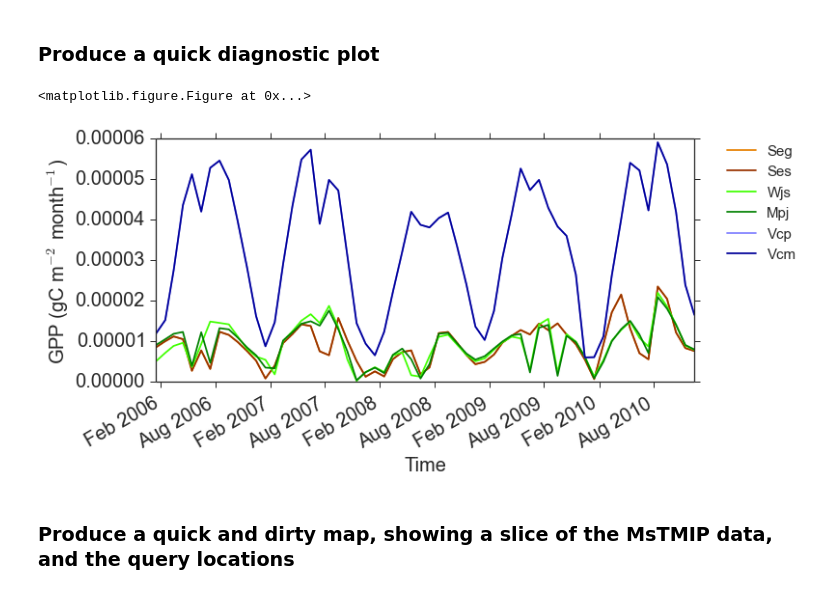
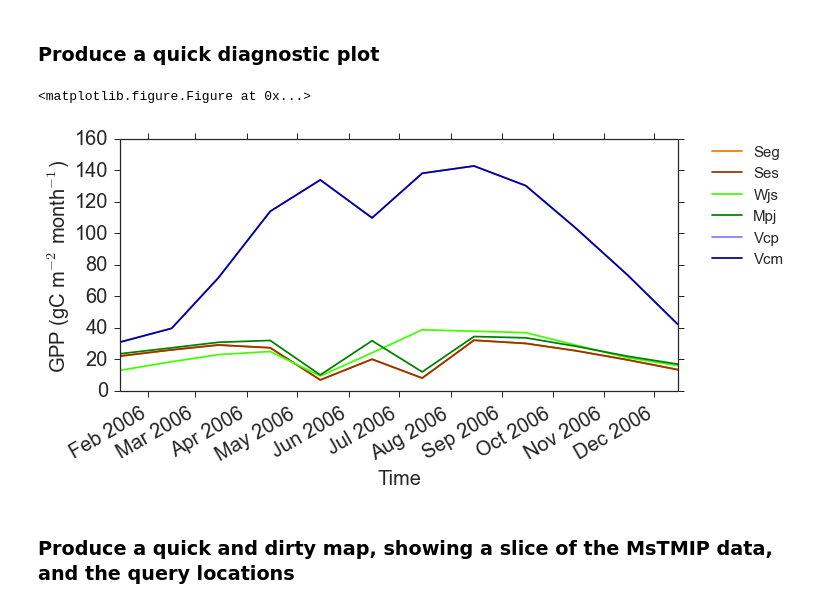
Before and after one commit to djkrofch/edulis, a Jupyter notebook: iPython_Notebooks/MsTMIP_Data_Prep.ipynb, the cells around one changed output. Drawn from its saved outputs; the diff is of its cells as text; code cells hidden in the pictures.

```diff
--- a/iPython_Notebooks/MsTMIP_Data_Prep.ipynb
+++ b/iPython_Notebooks/MsTMIP_Data_Prep.ipynb
@@ -182,7 +182,7 @@ layer = ds.GetLayer()
 pixMap = makePixelList(layer, dataDict['Lats'][:], dataDict['Lons'][:], 'Site')
 
 outputDict = []
-outputDict = extractData(dataDict, outputDict, pixMap, 2006,2010)
+outputDict = extractData(dataDict, outputDict, pixMap, 2006,2006)
 # %% [output]
 /home/nikko/Research/MsTMIP/Data/CLM4_BG1_Monthly_GPP.nc4
 Opened /home/nikko/Research/MsTMIP/Shape/tower_locs.shp
@@ -240,34 +220,36 @@ data = pd.DataFrame(outputDict)
 data.index = pd.to_datetime(data.Date)
 sites = unique(data.Site)
 NMEG = sites[[17,18,29,8,27,26]]
 
 sns.set_style('ticks')
 sns.despine()
 
 fig, (ax1) = plt.subplots(1,1, figsize = (10,5))
 axs = fig.axes
 
 idx = 0
 for site in NMEG:
     toPlot = data[data.Site == site]
     toPlot.Data = toPlot.Data * 1000 # convert kg to g
+    toPlot.Data = toPlot.Data * 2.62 * 10**(6) # convert per second to per month
+
     toPlot.plot(ax = ax1, y = 'Data', label = site, color = siteColors[idx])
     ax1.grid(False)
 
     ax1.set_xlabel('Time', fontsize = 20)
     ax1.set_ylabel('GPP (gC m$^{-2}$ month$^{-1}$)', fontsize = 20)
     ax1.xaxis.set_tick_params(labelsize=20)
     ax1.yaxis.set_tick_params(labelsize=20)
     idx = idx + 1
 
 lgd = ax1.legend(['Seg','Ses','Wjs','Mpj','Vcp','Vcm'], fontsize = 15,
        bbox_to_anchor=(1.05, 1), loc=2, borderaxespad=0.)
 
 
 fig.savefig('MsTMIP_CLM4_GPP.tiff', bbox_extra_artists=(lgd,), bbox_inches='tight')
 # %% [output]
 <matplotlib.figure.Figure at 0x...>
-[figure, old version]
+[figure, new version]
 # %% [markdown]
 <h3>
 Produce a quick and dirty map, showing a slice of the MsTMIP data, and the query locations
```
Also changed, not shown: parts of 2 cells of this notebook.
